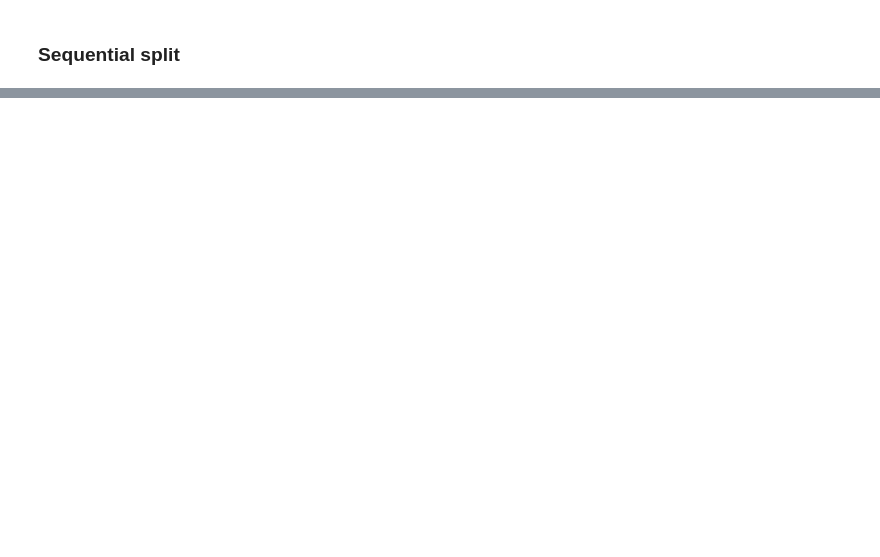
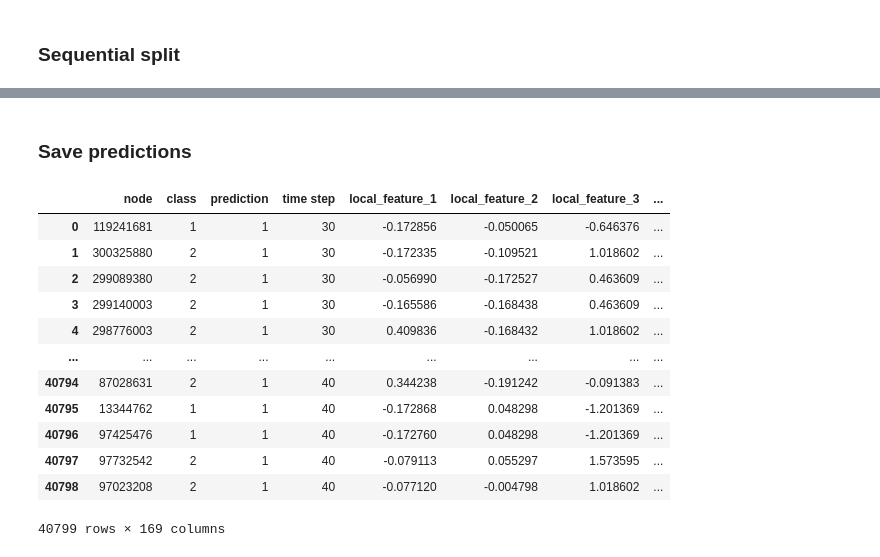
Before and after one commit to Arnau1/GraphAnomaly, a Jupyter notebook: Pipeline/Machine Learning.ipynb, the cells around one changed output, grey strips where cells are left out. Drawn from its saved outputs; the diff is of its cells as text; code cells hidden in the pictures; blank space fills up the shorter version.

```diff
--- a/Pipeline/Machine Learning.ipynb
+++ b/Pipeline/Machine Learning.ipynb
@@ -111,0 +115,28 @@ F1 Score: 93.70%
+# %% [markdown]
+### Save predictions
+# %%
+def predict(df, model):
+    temp = df.drop(columns=['class'])
+    temp = model.predict(temp)
+    df.insert(loc=2, column='prediction', value=temp)
+    return df
+# %%
+# Note that the model must have been trained on the same split that the dataframe
+test_seq_predicted = predict(test_seq, rf_seq)
+# %%
+# Now we would only need to save this new dataset
+test_seq_predicted
+# %% [output]
+|  | node | class | prediction | time step | local_feature_1 | local_feature_2 | local_feature_3 | ... |
+| 0 | 119241681 | 1 | 1 | 30 | -0.172856 | -0.050065 | -0.646376 | ... |
+| 1 | 300325880 | 2 | 1 | 30 | -0.172335 | -0.109521 | 1.018602 | ... |
+| 2 | 299089380 | 2 | 1 | 30 | -0.056990 | -0.172527 | 0.463609 | ... |
+| 3 | 299140003 | 2 | 1 | 30 | -0.165586 | -0.168438 | 0.463609 | ... |
+| 4 | 298776003 | 2 | 1 | 30 | 0.409836 | -0.168432 | 1.018602 | ... |
+| ... | ... | ... | ... | ... | ... | ... | ... | ... |
+| 40794 | 87028631 | 2 | 1 | 40 | 0.344238 | -0.191242 | -0.091383 | ... |
+| 40795 | 13344762 | 1 | 1 | 40 | -0.172868 | 0.048298 | -1.201369 | ... |
+| 40796 | 97425476 | 1 | 1 | 40 | -0.172760 | 0.048298 | -1.201369 | ... |
+| 40797 | 97732542 | 2 | 1 | 40 | -0.079113 | 0.055297 | 1.573595 | ... |
+| 40798 | 97023208 | 2 | 1 | 40 | -0.077120 | -0.004798 | 1.018602 | ... |
+40799 rows × 169 columns
```
Also changed, not shown: parts of 7 cells of this notebook.
